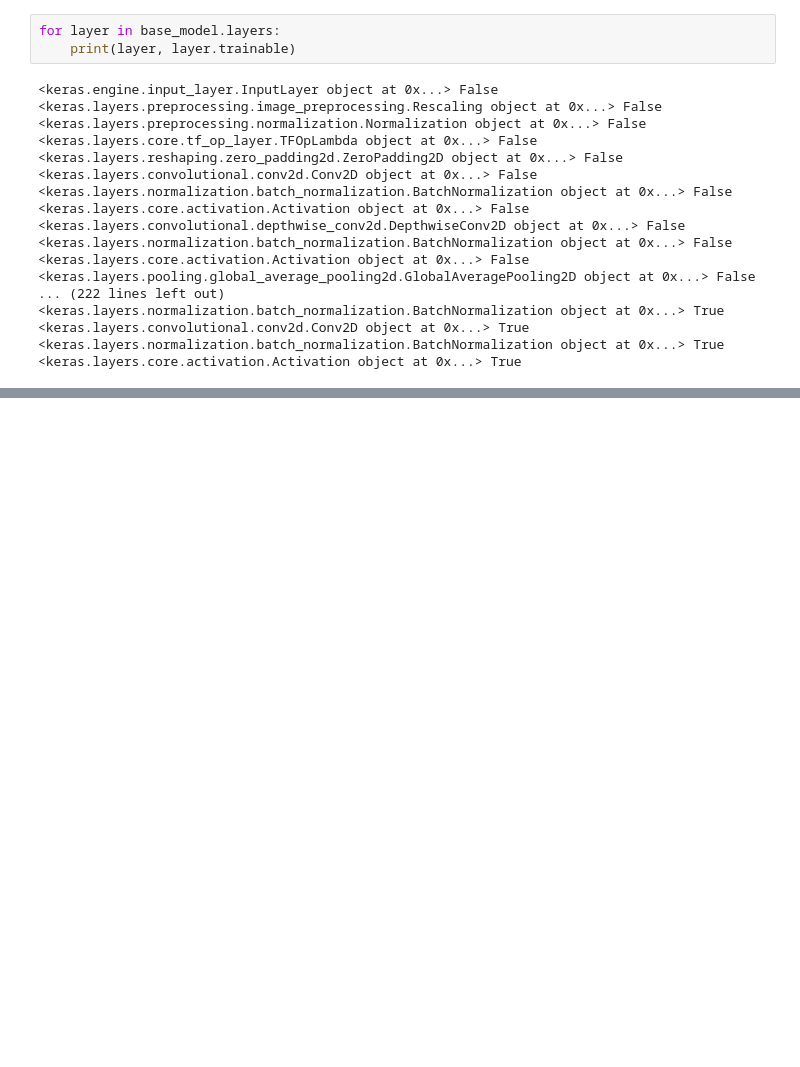
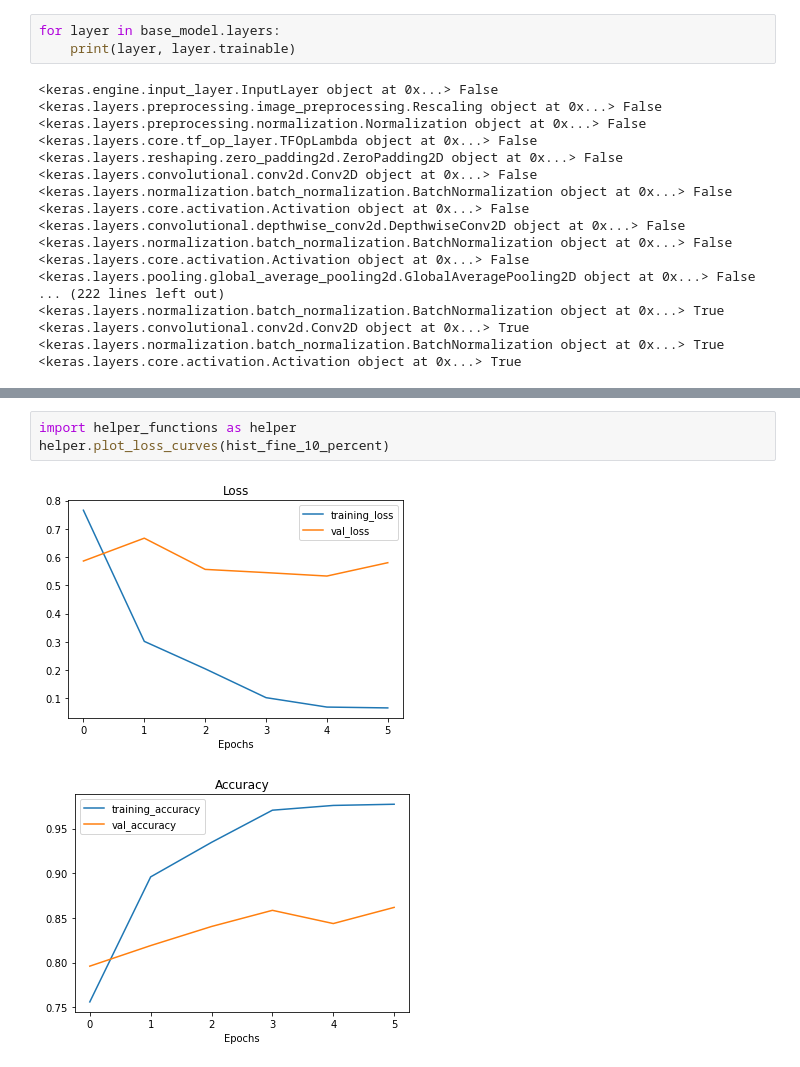
Before and after one commit to kingchan818/MachineLearning, a Jupyter notebook: tensorflow/transfer-learning/FineTuning/lecture.ipynb, the cells around one changed output, grey strips where cells are left out. Cells and saved outputs as stored; diff of their text form; blank space fills up the shorter version.

```diff
--- a/tensorflow/transfer-learning/FineTuning/lecture.ipynb
+++ b/tensorflow/transfer-learning/FineTuning/lecture.ipynb
@@ -698,3 +680,9 @@ Epoch 10/10
+# %%
+import helper_functions as helper
+helper.plot_loss_curves(hist_fine_10_percent)
+# %% [output]
+[figure, added]
+[figure, added]
 # %%
 model_2.evaluate(test_data_10_percent)
 # %% [output]
```
Also changed, not shown: parts of 51 cells of this notebook, 1 other file.
